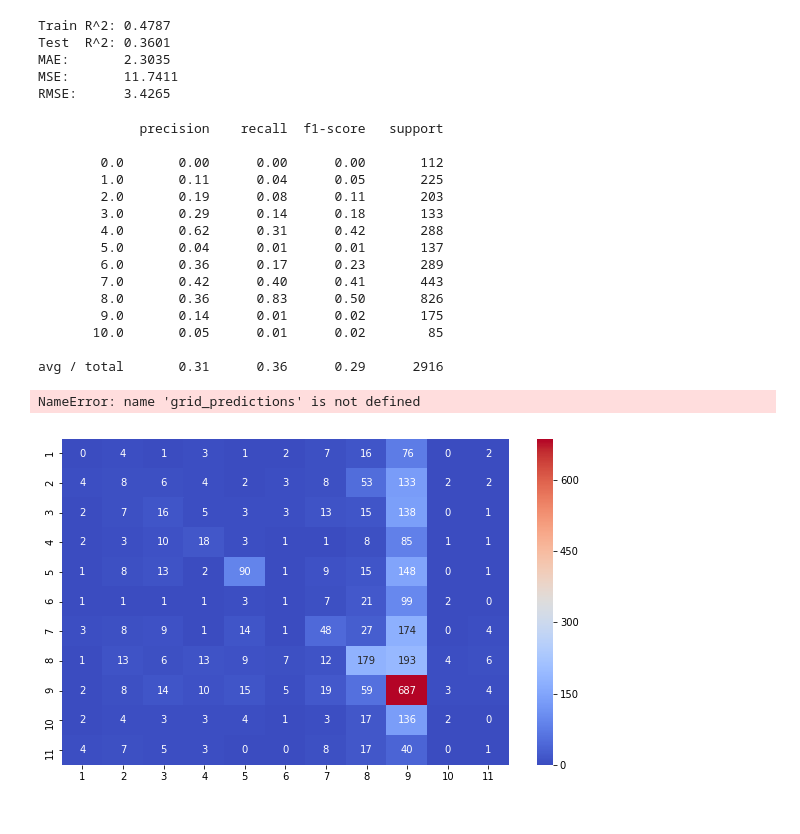
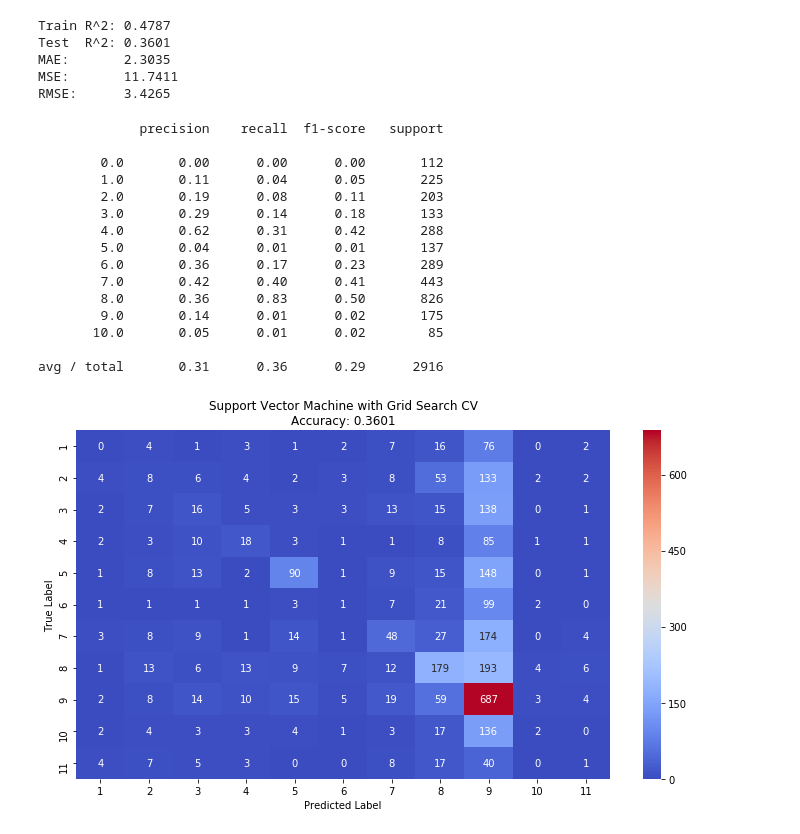
Before and after one commit to cyaris/charities_in_the_united_states, a Jupyter notebook: Support Vector Machines with US Charities.ipynb, the cells around one changed output. Cells and saved outputs as stored; diff of their text form; code cells hidden in the pictures.

Commit message:
Fixed error message with variable name.

```diff
--- a/Support Vector Machines with US Charities.ipynb
+++ b/Support Vector Machines with US Charities.ipynb
@@ -397,30 +397,29 @@ RMSE:      3.4265
 # %%
 print(metrics.classification_report(y_test, grid_pred))
 
 df_cm = pd.DataFrame(metrics.confusion_matrix(y_test, grid_pred), index = [i for i in range(1, 12)],
                   columns = [i for i in range(1, 12)])
 
 plt.figure(figsize = (10, 6))
 sns.heatmap(df_cm, annot = True, fmt = 'g', cmap = 'coolwarm')
-plt.title('Support Vector Machine with Grid Search CV\nAccuracy: {0:.4f}'.format(metrics.accuracy_score(y_test, grid_predictions)))
+plt.title('Support Vector Machine with Grid Search CV\nAccuracy: {0:.4f}'.format(metrics.accuracy_score(y_test, grid_pred)))
 plt.ylabel('True Label')
 plt.xlabel('Predicted Label');
 plt.tight_layout()
 # %% [output]
              precision    recall  f1-score   support
 
         0.0       0.00      0.00      0.00       112
         1.0       0.11      0.04      0.05       225
         2.0       0.19      0.08      0.11       203
         3.0       0.29      0.14      0.18       133
         4.0       0.62      0.31      0.42       288
         5.0       0.04      0.01      0.01       137
         6.0       0.36      0.17      0.23       289
         7.0       0.42      0.40      0.41       443
         8.0       0.36      0.83      0.50       826
         9.0       0.14      0.01      0.02       175
        10.0       0.05      0.01      0.02        85
 
 avg / total       0.31      0.36      0.29      2916
-NameError: name 'grid_predictions' is not defined
-[figure, old version]
+[figure, new version]
```
